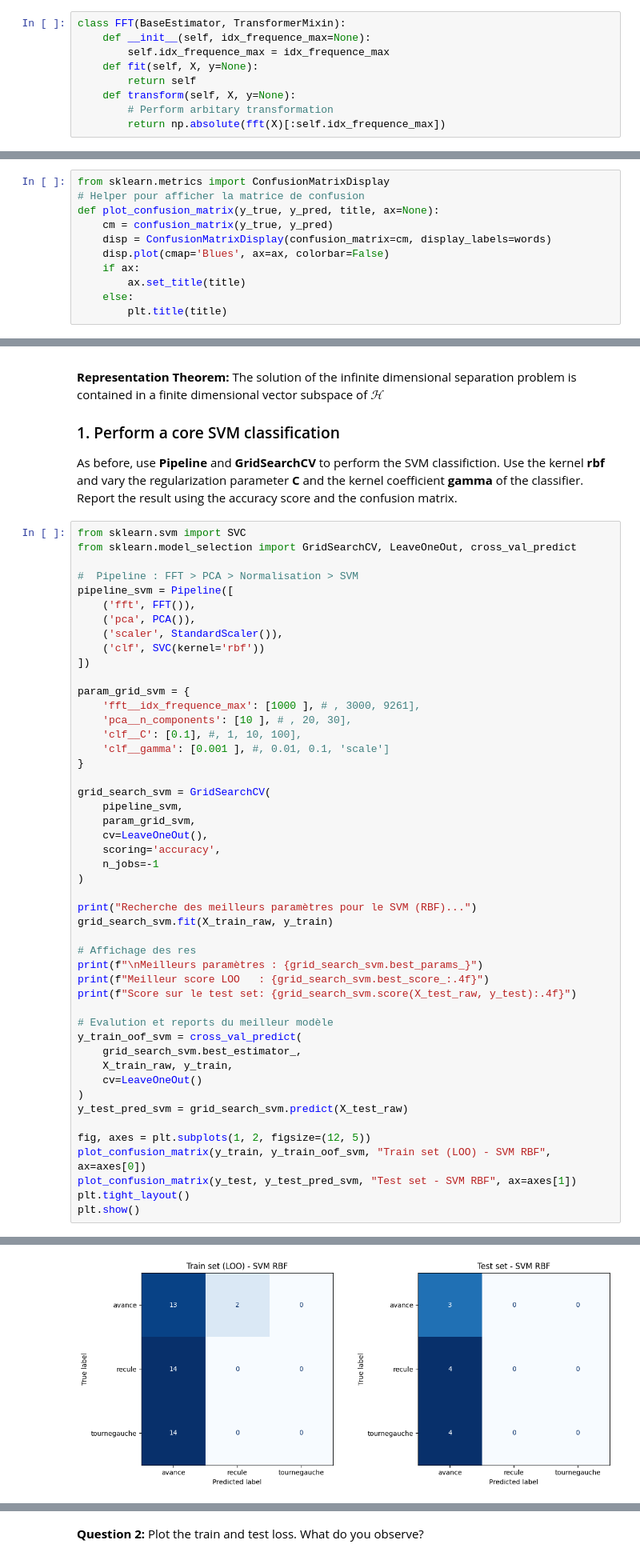
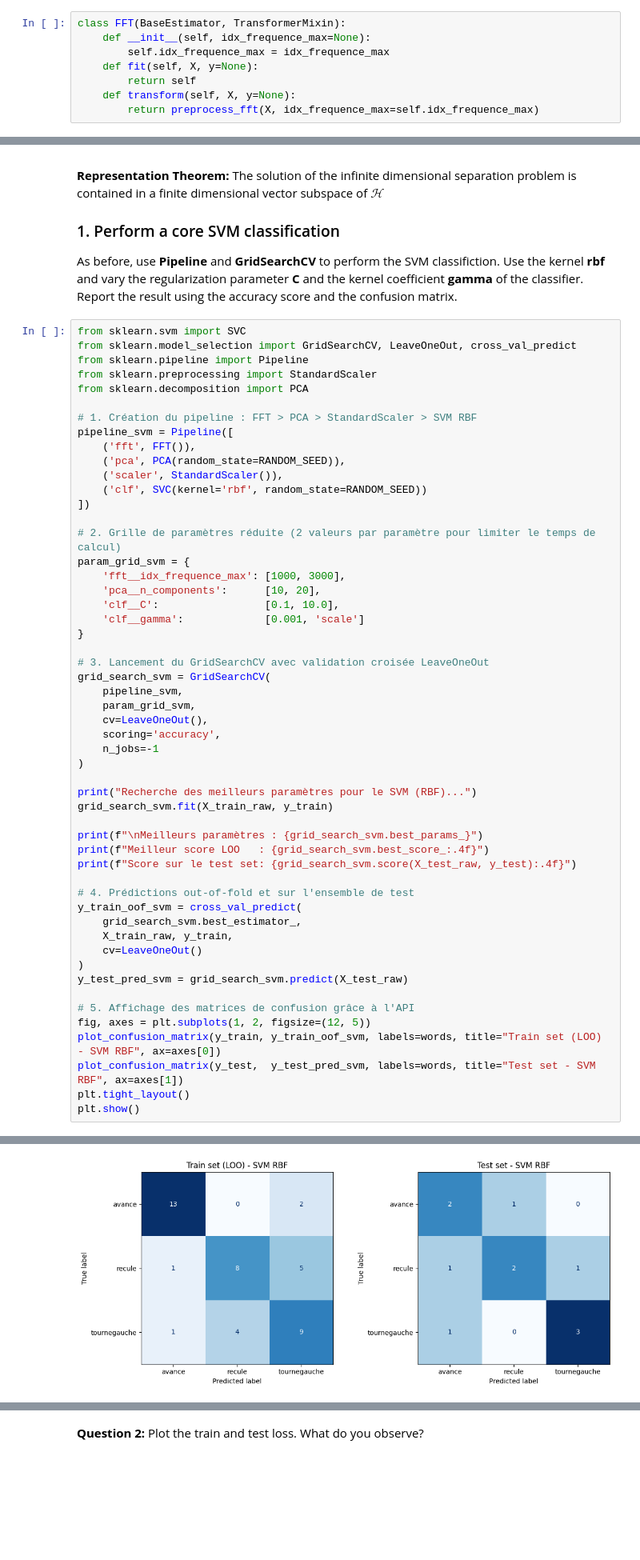
Before and after one commit to yro7/projet_ML, a Jupyter notebook: projet_fil_rouge/PROJET_RENDU.ipynb, the cells around one changed output, grey strips where cells are left out. Shown at 80% size. Saved outputs shown, nothing was run; the diff lists cells and outputs as text; blank space fills up the shorter version.

```diff
--- a/projet_fil_rouge/PROJET_RENDU.ipynb
+++ b/projet_fil_rouge/PROJET_RENDU.ipynb
@@ -167,6 +160,5 @@ class FFT(BaseEstimator, TransformerMixin):
     def fit(self, X, y=None):
         return self
     def transform(self, X, y=None):
-        # Perform arbitary transformation
-        return np.absolute(fft(X)[:self.idx_frequence_max])
+        return preprocess_fft(X, idx_frequence_max=self.idx_frequence_max)
 # %%
@@ -440,15 +407,4 @@ Please also refer to the documentation for alternative solver options:
 Evaluate the result by confusion matrix and percentage of correct classification, first on the training set and then on the test set.
 
 *Tip:* Remember to put a function to display the confusion matrix
-# %%
-from sklearn.metrics import ConfusionMatrixDisplay
-# Helper pour afficher la matrice de confusion
-def plot_confusion_matrix(y_true, y_pred, title, ax=None):
-    cm = confusion_matrix(y_true, y_pred)
-    disp = ConfusionMatrixDisplay(confusion_matrix=cm, display_labels=words)
-    disp.plot(cmap='Blues', ax=ax, colorbar=False)
-    if ax:
-        ax.set_title(title)
-    else:
-        plt.title(title)
 # %%
@@ -552,22 +489,27 @@ As before, use **Pipeline** and **GridSearchCV** to perform the SVM classifictio
 # %%
 from sklearn.svm import SVC
 from sklearn.model_selection import GridSearchCV, LeaveOneOut, cross_val_predict
+from sklearn.pipeline import Pipeline
+from sklearn.preprocessing import StandardScaler
+from sklearn.decomposition import PCA
 
-#  Pipeline : FFT > PCA > Normalisation > SVM
+# 1. Création du pipeline : FFT > PCA > StandardScaler > SVM RBF
 pipeline_svm = Pipeline([
     ('fft', FFT()),
-    ('pca', PCA()),
+    ('pca', PCA(random_state=RANDOM_SEED)),
     ('scaler', StandardScaler()),
-    ('clf', SVC(kernel='rbf'))
+    ('clf', SVC(kernel='rbf', random_state=RANDOM_SEED))
 ])
 
+# 2. Grille de paramètres réduite (2 valeurs par paramètre pour limiter le temps de calcul)
 param_grid_svm = {
-    'fft__idx_frequence_max': [1000 ], # , 3000, 9261],
-    'pca__n_components': [10 ], # , 20, 30],
-    'clf__C': [0.1], #, 1, 10, 100],
-    'clf__gamma': [0.001 ], #, 0.01, 0.1, 'scale']
+    'fft__idx_frequence_max': [1000, 3000],
+    'pca__n_components':      [10, 20],
+    'clf__C':                 [0.1, 10.0],
+    'clf__gamma':             [0.001, 'scale']
 }
 
+# 3. Lancement du GridSearchCV avec validation croisée LeaveOneOut
 grid_search_svm = GridSearchCV(
     pipeline_svm,
     param_grid_svm,
@@ -579,12 +521,11 @@ grid_search_svm = GridSearchCV(
 print("Recherche des meilleurs paramètres pour le SVM (RBF)...")
 grid_search_svm.fit(X_train_raw, y_train)
 
-# Affichage des res
 print(f"\nMeilleurs paramètres : {grid_search_svm.best_params_}")
 print(f"Meilleur score LOO   : {grid_search_svm.best_score_:.4f}")
 print(f"Score sur le test set: {grid_search_svm.score(X_test_raw, y_test):.4f}")
 
-# Evalution et reports du meilleur modèle
+# 4. Prédictions out-of-fold et sur l'ensemble de test
 y_train_oof_svm = cross_val_predict(
     grid_search_svm.best_estimator_,
     X_train_raw, y_train,
@@ -592,9 +533,10 @@ y_train_oof_svm = cross_val_predict(
 )
 y_test_pred_svm = grid_search_svm.predict(X_test_raw)
 
+# 5. Affichage des matrices de confusion grâce à l'API
 fig, axes = plt.subplots(1, 2, figsize=(12, 5))
-plot_confusion_matrix(y_train, y_train_oof_svm, "Train set (LOO) - SVM RBF", ax=axes[0])
-plot_confusion_matrix(y_test, y_test_pred_svm, "Test set - SVM RBF", ax=axes[1])
+plot_confusion_matrix(y_train, y_train_oof_svm, labels=words, title="Train set (LOO) - SVM RBF", ax=axes[0])
+plot_confusion_matrix(y_test,  y_test_pred_svm, labels=words, title="Test set - SVM RBF", ax=axes[1])
 plt.tight_layout()
 plt.show()
 # %% [output]
@@ -606 +548 @@ Score sur le test set: 0.2727
-[figure, old version]
+[figure, new version]
```
Also changed, not shown: parts of 42 cells of this notebook, 12 other files.
